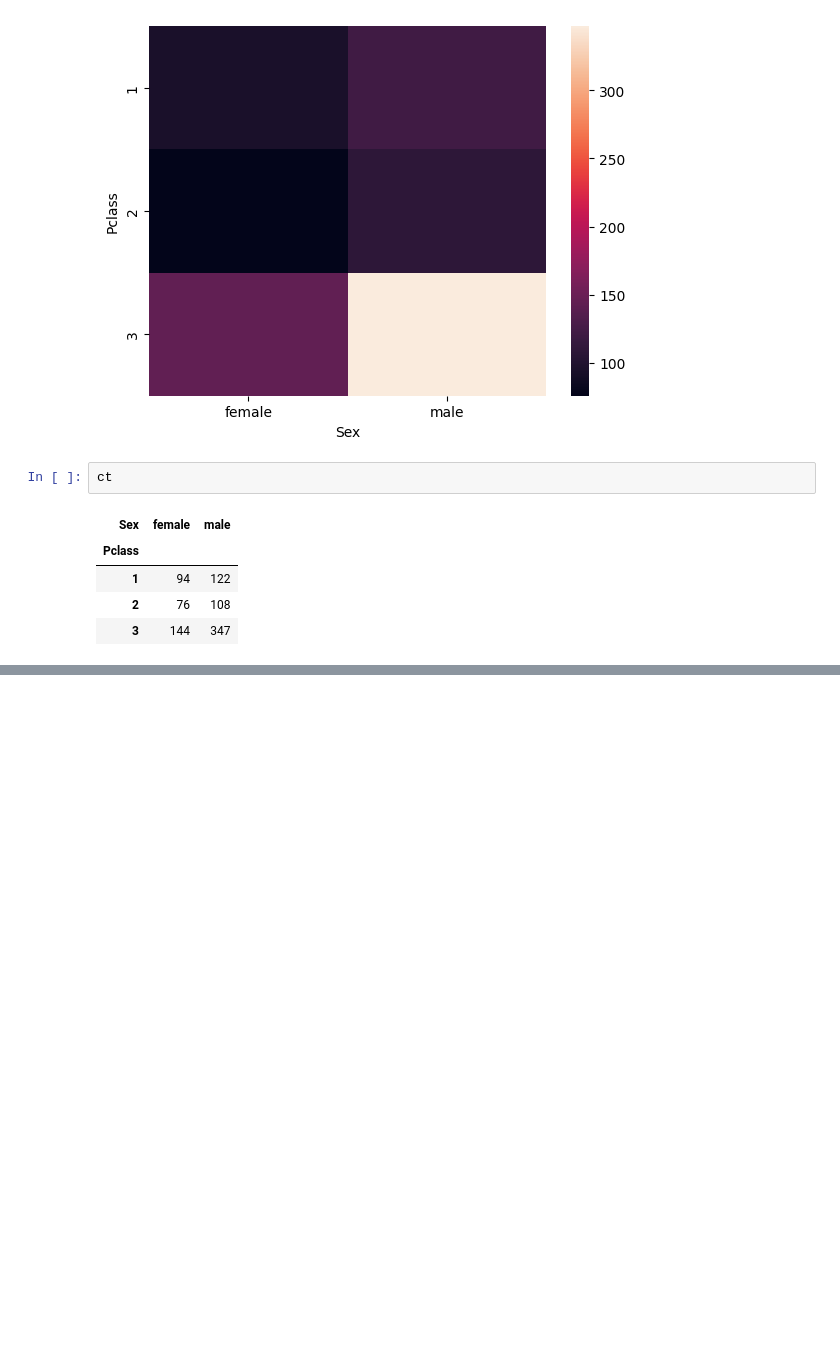
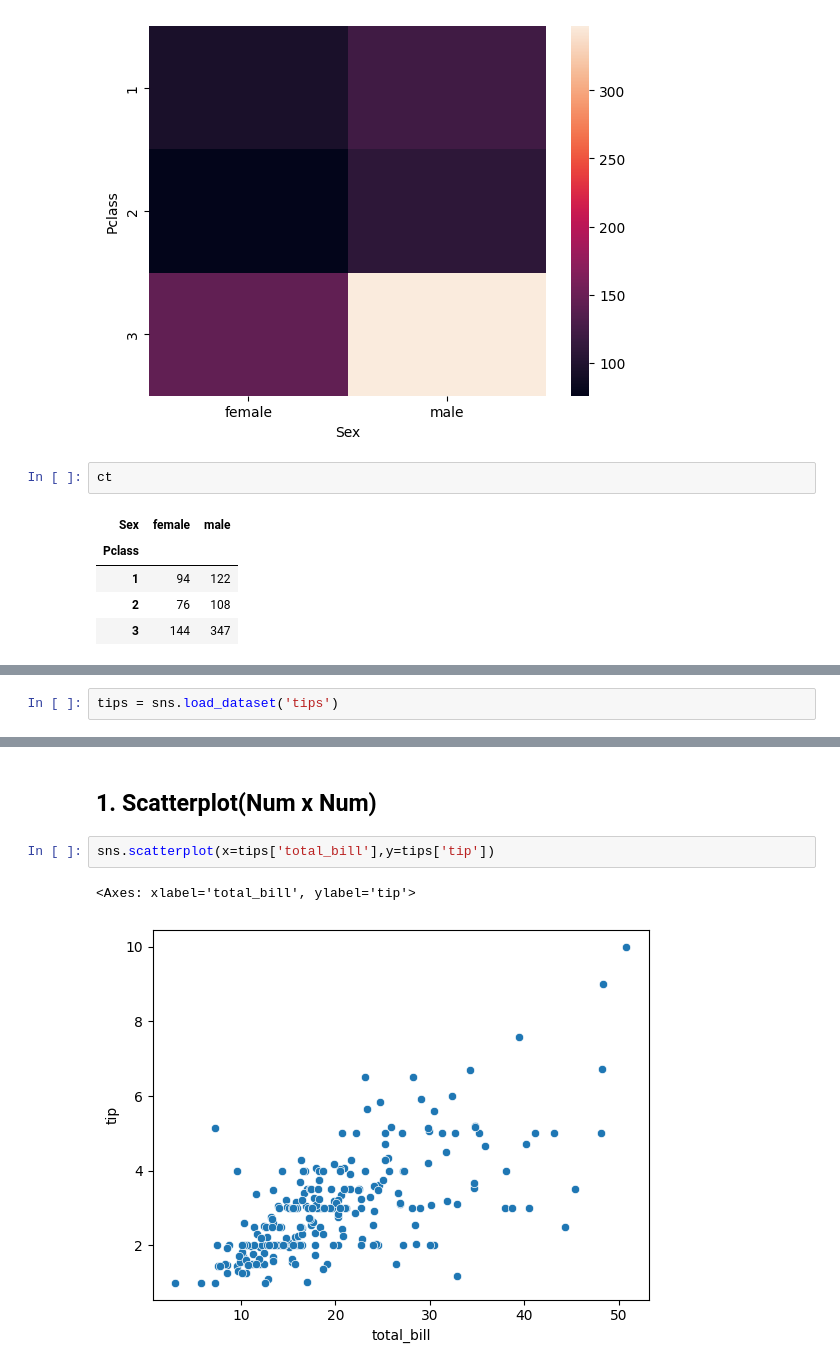
Before and after one commit to AKASHSBALSARAF/practice, a Jupyter notebook: Descriptive Stat1.ipynb, the cells around one changed output, grey strips where cells are left out. Cells and saved outputs as stored; diff of their text form; blank space fills up the shorter version.

```diff
--- a/Descriptive Stat1.ipynb
+++ b/Descriptive Stat1.ipynb
@@ -233,0 +238,2 @@ ct
+# %%
+tips = sns.load_dataset('tips')
@@ -233,0 +271,7 @@ ct
+# %% [markdown]
+## 1. Scatterplot(Num x Num)
+# %%
+sns.scatterplot(x=tips['total_bill'],y=tips['tip'])
+# %% [output]
+<Axes: xlabel='total_bill', ylabel='tip'>
+[figure, added]
```
Also changed, not shown: parts of 23 cells of this notebook, 1 other file.
